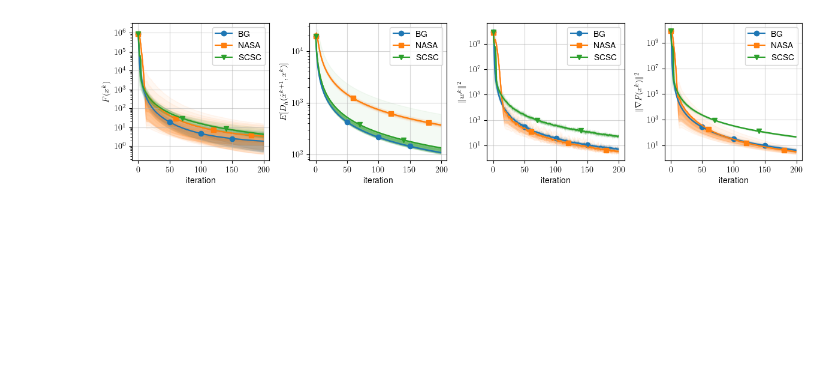
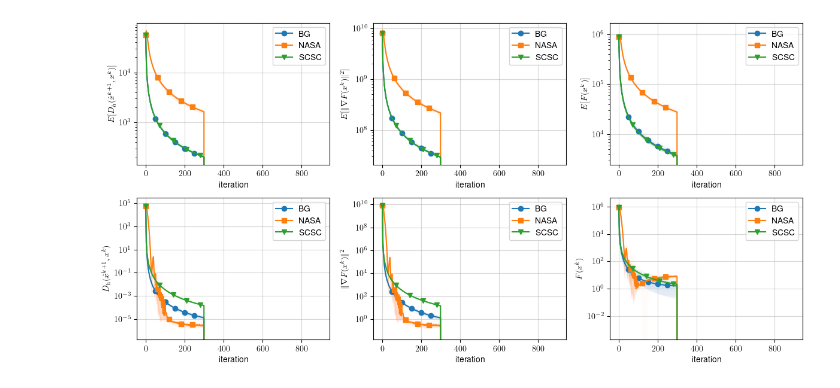
Before and after one commit to samdavanloo/BSC, a Jupyter notebook: SoR/SoR_plot.ipynb, the cells around one changed output. Drawn from its saved outputs; the diff is of its cells as text; code cells hidden in the pictures; blank space fills up the shorter version.

```diff
--- a/SoR/SoR_plot.ipynb
+++ b/SoR/SoR_plot.ipynb
@@ -126,69 +104,79 @@ def plot_line(xrange, data, ax, **kwargs):
 kwargs_plot = {'BG': {'color': 'C0', 'marker': 'o', 'markevery': 50, 'label': 'BG'},
                'NASA': {'color': 'C1', 'marker': 's', 'markevery': 60, 'label': 'NASA'},
                'SCSC': {'color': 'C2', 'marker': 'v', 'markevery': 70, 'label': 'SCSC'},
-               'fill': {'alpha': 0.05},
-               'batch300': {'color': 'C0', 'linestyle': 'solid', 'label': r"$|\mathcal{B}_{\nabla}| = 300$"},
+               'fill': {'alpha': 0.01},
+               'batch900': {'color': 'C0', 'linestyle': 'solid', 'label': r"$|\mathcal{B}_{\nabla}| = 900$"},
                'batch100': {'color': 'C1', 'linestyle': 'dotted', 'label': r"$|\mathcal{B}_{\nabla}| = 100$"},
                'batch50': {'color': 'C2', 'linestyle': 'dashed', 'label': r"$|\mathcal{B}_{\nabla}| = 50$"}
                }
 # %%
 # plot
-for idx_batch in range(3):
-    fig, axs = plt.subplots(1, 4, figsize=(12, 3))
+for idx_batch in range(0,2):
+    fig, axs = plt.subplots(2, 3, figsize=(12, 6))
 
     max_iter = oracles // batch_list[idx_batch]
+    max_iter = 900
+
+# Dh
+    ax = axs[0,0]
+    plot_line(np.arange(max_iter), BG_Dh_avg[:, 0:max_iter, idx_batch], ax, **kwargs_plot['BG'] | kwargs_plot['fill'])
+    plot_line(np.arange(max_iter),NASA_Dh_avg[:, 0:max_iter, idx_batch], ax, **kwargs_plot['NASA'] | kwargs_plot['fill'])
+    plot_line(np.arange(max_iter), SCSC_Dh_avg[:, 0:max_iter, idx_batch], ax, **kwargs_plot['SCSC'] | kwargs_plot['fill'])
+    ax.set_ylabel(r"$E[D_{h}(\hat{x}^{k+1}, x^k)]$")
+    ax.legend()
+
+    ax = axs[1,0]
+    plot_line(np.arange(max_iter), BG_Dh[:, 0:max_iter, idx_batch], ax, **kwargs_plot['BG'] | kwargs_plot['fill'])
+    plot_line(np.arange(max_iter),NASA_Dh[:, 0:max_iter, idx_batch], ax, **kwargs_plot['NASA'] | kwargs_plot['fill'])
+    plot_line(np.arange(max_iter), SCSC_Dh[:, 0:max_iter, idx_batch], ax, **kwargs_plot['SCSC'] | kwargs_plot['fill'])
+    ax.set_ylabel(r"$D_{h}(\hat{x}^{k+1}, x^k)$")
+    ax.legend()
+
+# norm of gradient
+    ax = axs[0,1]
+    plot_line(np.arange(max_iter),BG_gradF_det_avg[:, 0:max_iter, idx_batch], ax,**kwargs_plot['BG'] | kwargs_plot['fill'])
+    plot_line(np.arange(max_iter),NASA_gradF_det_avg[:, 0:max_iter, idx_batch], ax,**kwargs_plot['NASA'] | kwargs_plot['fill'])
+    plot_line(np.arange(max_iter),SCSC_gradF_det_avg[:, 0:max_iter, idx_batch], ax,**kwargs_plot['SCSC'] | kwargs_plot['fill'])
+    ax.legend()
+    ax.set_ylabel(r"$E[\|\nabla F(x^k)\|^2]$")
+
+    ax = axs[1,1]
+    plot_line(np.arange(max_iter),BG_gradF_det[:, 0:max_iter, idx_batch], ax,**kwargs_plot['BG'] | kwargs_plot['fill'])
+    plot_line(np.arange(max_iter),NASA_gradF_det[:, 0:max_iter, idx_batch], ax,**kwargs_plot['NASA'] | kwargs_plot['fill'])
+    plot_line(np.arange(max_iter),SCSC_gradF_det[:, 0:max_iter, idx_batch], ax,**kwargs_plot['SCSC'] | kwargs_plot['fill'])
+    ax.legend()
+    ax.set_ylabel(r"$\|\nabla F(x^k)\|^2$")
 
     # function values
-    ax = axs[0]
+    ax = axs[0,2]
+    plot_line(np.arange(max_iter), BG_Fval_avg[:, 0:max_iter, idx_batch], ax, **
+              kwargs_plot['BG'] | kwargs_plot['fill'])
+    plot_line(np.arange(max_iter), NASA_Fval_avg[:, 0:max_iter, idx_batch], ax, **
+              kwargs_plot['NASA'] | kwargs_plot['fill'])
+    plot_line(np.arange(max_iter), SCSC_Fval_avg[:, 0:max_iter, idx_batch], ax, **
+              kwargs_plot['SCSC'] | kwargs_plot['fill'])
+    ax.legend()
+    ax.set_ylabel(r"$E[F(x^k)]$")
+
+    ax = axs[1,2]
     plot_line(np.arange(max_iter), BG_Fval[:, 0:max_iter, idx_batch], ax, **
               kwargs_plot['BG'] | kwargs_plot['fill'])
     plot_line(np.arange(max_iter), NASA_Fval[:, 0:max_iter, idx_batch], ax, **
               kwargs_plot['NASA'] | kwargs_plot['fill'])
     plot_line(np.arange(max_iter), SCSC_Fval[:, 0:max_iter, idx_batch], ax, **
               kwargs_plot['SCSC'] | kwargs_plot['fill'])
     ax.legend()
     ax.set_ylabel(r"$F(x^k)$")
 
-    # Dh1+Dh2
-    ax = axs[1]
-    plot_line(np.arange(max_iter), Breg_exp.k1 * BG_Dh1_avg[:, 0:max_iter, idx_batch] + Breg_exp.k2 *
-              BG_Dh2_avg[:, 0:max_iter, idx_batch], ax, **kwargs_plot['BG'] | kwargs_plot['fill'])
-    plot_line(np.arange(max_iter), Breg_exp.k1 * NASA_Dh1_avg[:, 0:max_iter, idx_batch] + Breg_exp.k2 *
-              NASA_Dh2_avg[:, 0:max_iter, idx_batch], ax, **kwargs_plot['NASA'] | kwargs_plot['fill'])
-    plot_line(np.arange(max_iter), Breg_exp.k1 * SCSC_Dh1_avg[:, 0:max_iter, idx_batch] + Breg_exp.k2 *
-              SCSC_Dh2_avg[:, 0:max_iter, idx_batch], ax, **kwargs_plot['SCSC'] | kwargs_plot['fill'])
-    ax.set_ylabel(r"$E[D_{h}(\hat{x}^{k+1}, x^k)]$")
-    ax.legend()
-    # norm grad F(stochastic)
-    ax = axs[2]
-    plot_line(np.arange(max_iter), BG_gradF[:, 0:max_iter, idx_batch], ax, **
-              kwargs_plot['BG'] | kwargs_plot['fill'])
-    plot_line(np.arange(max_iter), NASA_gradF[:, 0:max_iter, idx_batch], ax, **
-              kwargs_plot['NASA'] | kwargs_plot['fill'])
-    plot_line(np.arange(max_iter), SCSC_gradF[:, 0:max_iter, idx_batch], ax, **
-              kwargs_plot['SCSC'] | kwargs_plot['fill'])
-    ax.legend()
-    ax.set_ylabel(r"$\|w^k\|^2$")
-
-    # norm grad Fdet
-    ax = axs[3]
-    plot_line(np.arange(max_iter), BG_gradF_det[:, 0:max_iter, idx_batch], ax,
-              **kwargs_plot['BG'] | kwargs_plot['fill'])
-    plot_line(np.arange(max_iter), NASA_gradF_det[:, 0:max_iter, idx_batch], ax, **
-              kwargs_plot['NASA'] | kwargs_plot['fill'])
-    plot_line(np.arange(max_iter), SCSC_gradF_det[:, 0:max_iter, idx_batch], ax, **
-              kwargs_plot['SCSC'] | kwargs_plot['fill'])
-    ax.legend()
-    ax.set_ylabel(r"$\|\nabla F(x^k)\|^2$")
 
     for ax in axs.flat:
         ax.set_xlabel("iteration")
         ax.set_yscale("log")
         ax.grid(True, alpha=0.5)
     fig.tight_layout()
 
     #filename = f"Plots/Compare_batch{batch_list[idx_batch]}.pdf"
     # plt.savefig(filename)
     # plt.close()
 # %% [output]
-[figure, old version]
+[figure, new version]
```
Also changed, not shown: parts of 7 cells of this notebook, 5 other files.
